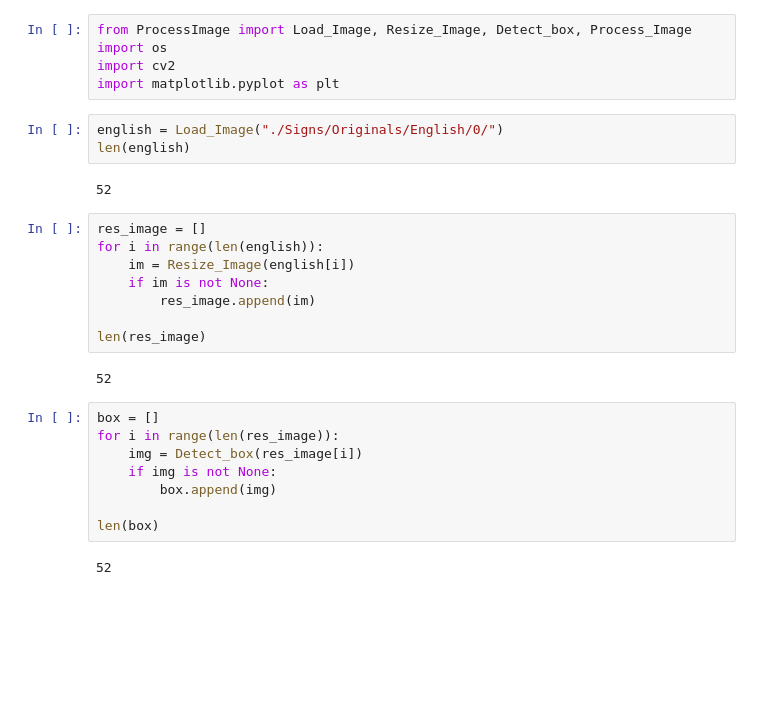
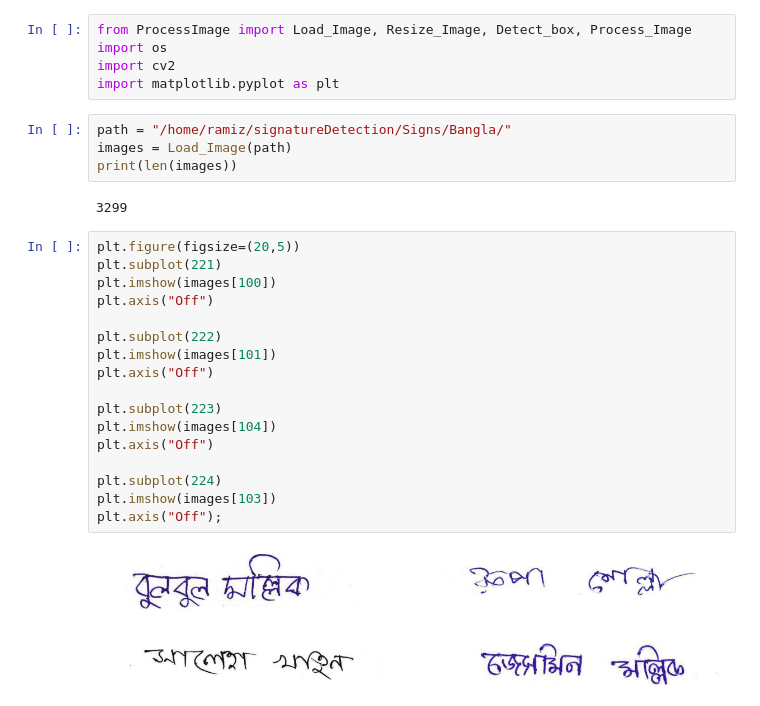
Before and after one commit to NahinBanu/SignDetection, a Jupyter notebook: Experimental_notebook.ipynb, the cells around one changed output. Drawn from its saved outputs; the diff is of its cells as text; blank space fills up the shorter version.

```diff
--- a/Experimental_notebook.ipynb
+++ b/Experimental_notebook.ipynb
@@ -3,28 +3,28 @@ from ProcessImage import Load_Image, Resize_Image, Detect_box, Process_Image
 import os
 import cv2
 import matplotlib.pyplot as plt
-# %%
-english = Load_Image("./Signs/Originals/English/0/")
-len(english)
-# %% [output]
-52
-# %%
-res_image = []
-for i in range(len(english)):
-    im = Resize_Image(english[i])
-    if im is not None:
-        res_image.append(im)
-
-len(res_image)
-# %% [output]
-52
-# %%
-box = []
-for i in range(len(res_image)):
-    img = Detect_box(res_image[i])
-    if img is not None:
-        box.append(img)
-
-len(box)
-# %% [output]
-52
+# %%
+path = "/home/ramiz/signatureDetection/Signs/Bangla/"
+images = Load_Image(path)
+print(len(images))
+# %% [output]
+3299
+# %%
+plt.figure(figsize=(20,5))
+plt.subplot(221)
+plt.imshow(images[100])
+plt.axis("Off")
+
+plt.subplot(222)
+plt.imshow(images[101])
+plt.axis("Off")
+
+plt.subplot(223)
+plt.imshow(images[104])
+plt.axis("Off")
+
+plt.subplot(224)
+plt.imshow(images[103])
+plt.axis("Off");
+# %% [output]
+[figure, added]
```
Also changed, not shown: parts of 11 cells of this notebook.
